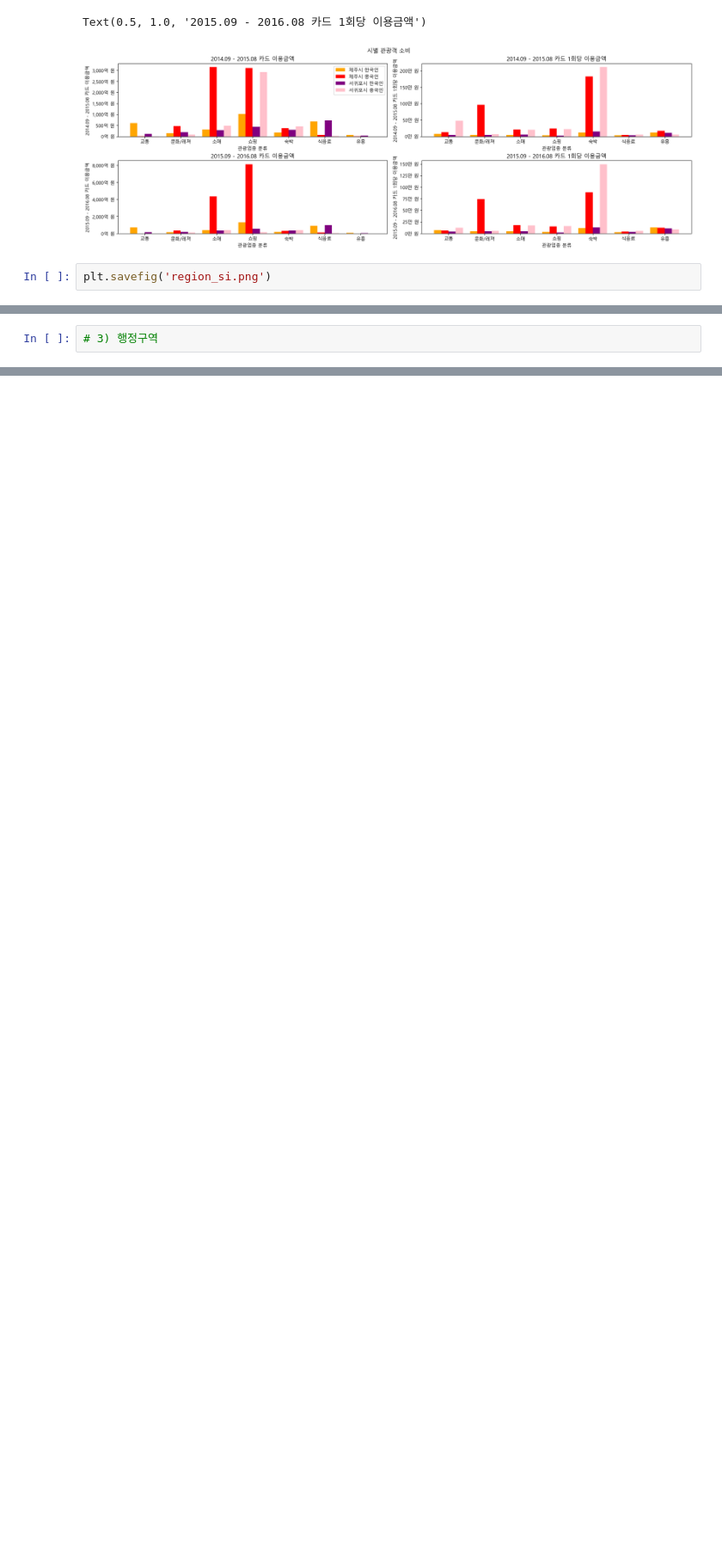
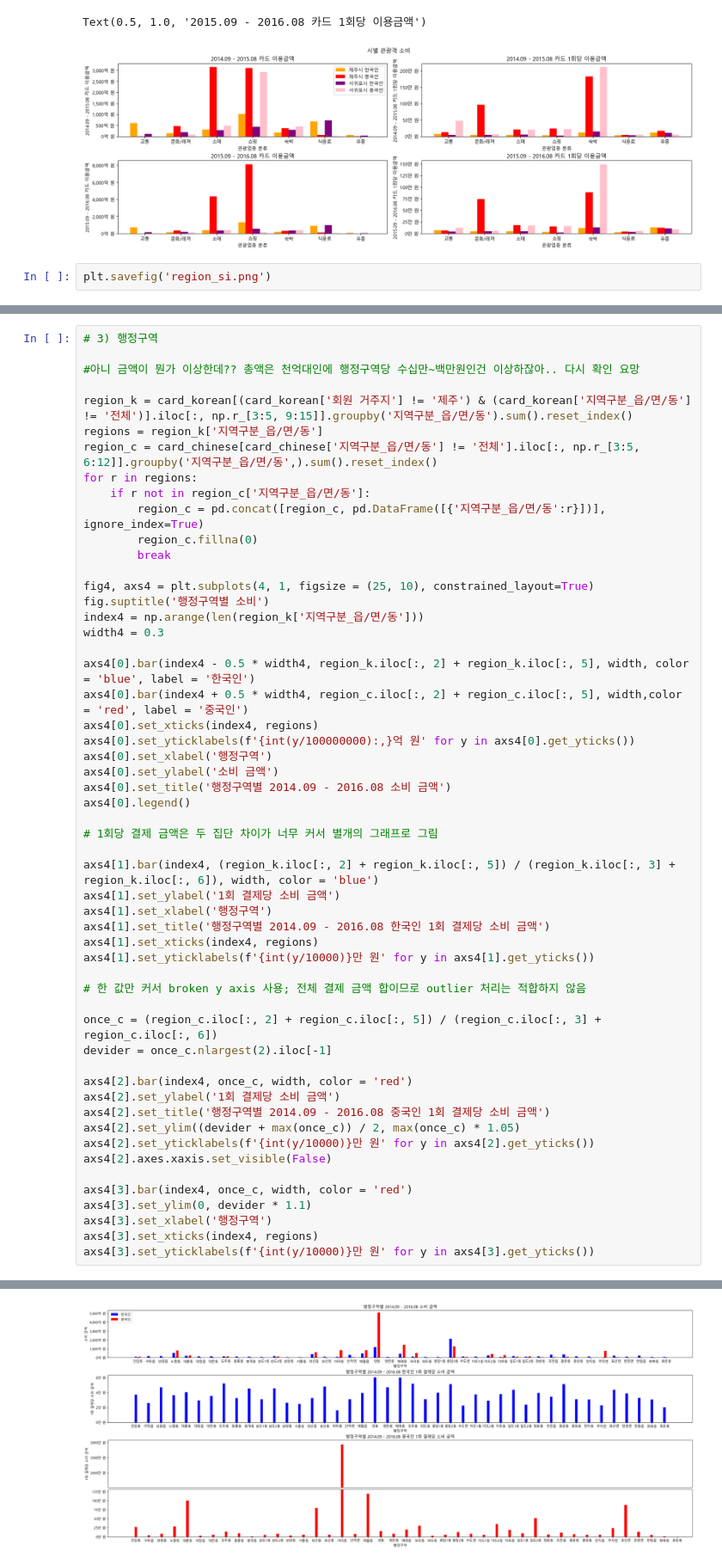
Before and after one commit to imbesky/jeju_spend, a Jupyter notebook: analysis.ipynb, the cells around one changed output, grey strips where cells are left out. Shown at 86% size. Drawn from its saved outputs; the diff is of its cells as text; blank space fills up the shorter version.

Commit message:
analysis #4 regional

```diff
--- a/analysis.ipynb
+++ b/analysis.ipynb
@@ -247,2 +302,55 @@ plt.savefig('region_si.png')
 # %%
 # 3) 행정구역
+
+#아니 금액이 뭔가 이상한데?? 총액은 천억대인에 행정구역당 수십만~백만원인건 이상하잖아.. 다시 확인 요망
+
+region_k = card_korean[(card_korean['회원 거주지'] != '제주') & (card_korean['지역구분_읍/면/동'] != '전체')].iloc[:, np.r_[3:5, 9:15]].groupby('지역구분_읍/면/동').sum().reset_index()
+regions = region_k['지역구분_읍/면/동']
+region_c = card_chinese[card_chinese['지역구분_읍/면/동'] != '전체'].iloc[:, np.r_[3:5, 6:12]].groupby('지역구분_읍/면/동',).sum().reset_index()
+for r in regions:
+    if r not in region_c['지역구분_읍/면/동']:
+        region_c = pd.concat([region_c, pd.DataFrame([{'지역구분_읍/면/동':r}])], ignore_index=True)
+        region_c.fillna(0)
+        break
+
+fig4, axs4 = plt.subplots(4, 1, figsize = (25, 10), constrained_layout=True)
+fig.suptitle('행정구역별 소비')
+index4 = np.arange(len(region_k['지역구분_읍/면/동']))
+width4 = 0.3
+
+axs4[0].bar(index4 - 0.5 * width4, region_k.iloc[:, 2] + region_k.iloc[:, 5], width, color = 'blue', label = '한국인')
+axs4[0].bar(index4 + 0.5 * width4, region_c.iloc[:, 2] + region_c.iloc[:, 5], width,color = 'red', label = '중국인')
+axs4[0].set_xticks(index4, regions)
+axs4[0].set_yticklabels(f'{int(y/100000000):,}억 원' for y in axs4[0].get_yticks())
+axs4[0].set_xlabel('행정구역')
+axs4[0].set_ylabel('소비 금액')
+axs4[0].set_title('행정구역별 2014.09 - 2016.08 소비 금액')
+axs4[0].legend()
+
+# 1회당 결제 금액은 두 집단 차이가 너무 커서 별개의 그래프로 그림
+
+axs4[1].bar(index4, (region_k.iloc[:, 2] + region_k.iloc[:, 5]) / (region_k.iloc[:, 3] + region_k.iloc[:, 6]), width, color = 'blue')
+axs4[1].set_ylabel('1회 결제당 소비 금액')
+axs4[1].set_xlabel('행정구역')
+axs4[1].set_title('행정구역별 2014.09 - 2016.08 한국인 1회 결제당 소비 금액')
+axs4[1].set_xticks(index4, regions)
+axs4[1].set_yticklabels(f'{int(y/10000)}만 원' for y in axs4[1].get_yticks())
+
+# 한 값만 커서 broken y axis 사용; 전체 결제 금액 합이므로 outlier 처리는 적합하지 않음
+
+once_c = (region_c.iloc[:, 2] + region_c.iloc[:, 5]) / (region_c.iloc[:, 3] + region_c.iloc[:, 6])
+devider = once_c.nlargest(2).iloc[-1]
+
+axs4[2].bar(index4, once_c, width, color = 'red')
+axs4[2].set_ylabel('1회 결제당 소비 금액')
+axs4[2].set_title('행정구역별 2014.09 - 2016.08 중국인 1회 결제당 소비 금액')
+axs4[2].set_ylim((devider + max(once_c)) / 2, max(once_c) * 1.05)
+axs4[2].set_yticklabels(f'{int(y/10000)}만 원' for y in axs4[2].get_yticks())
+axs4[2].axes.xaxis.set_visible(False)
+
+axs4[3].bar(index4, once_c, width, color = 'red')
+axs4[3].set_ylim(0, devider * 1.1)
+axs4[3].set_xlabel('행정구역')
+axs4[3].set_xticks(index4, regions)
+axs4[3].set_yticklabels(f'{int(y/10000)}만 원' for y in axs4[3].get_yticks())
+# %% [output]
@@ -248,0 +364 @@ plt.savefig('region_si.png')
+[figure, added]
```
Also changed, not shown: parts of 4 cells of this notebook.
